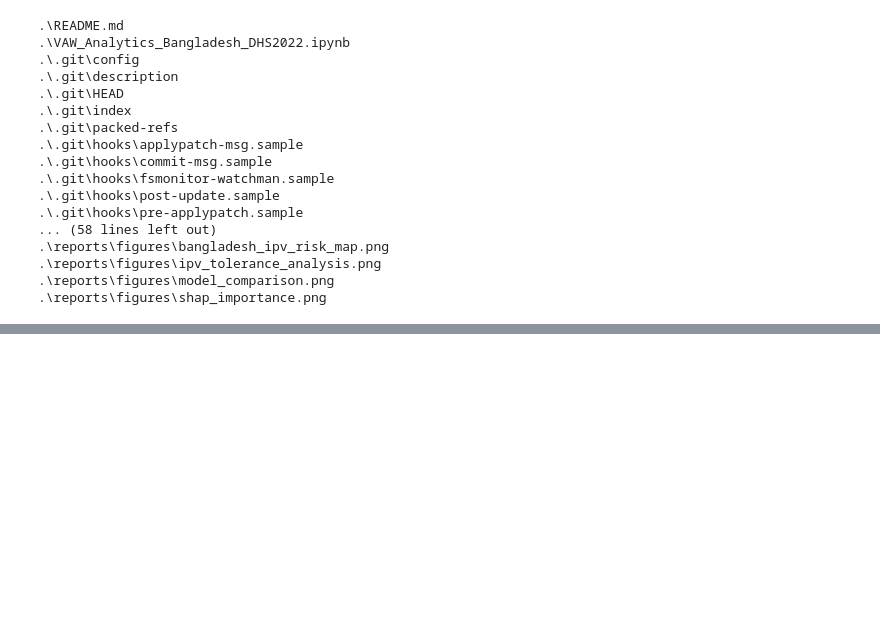
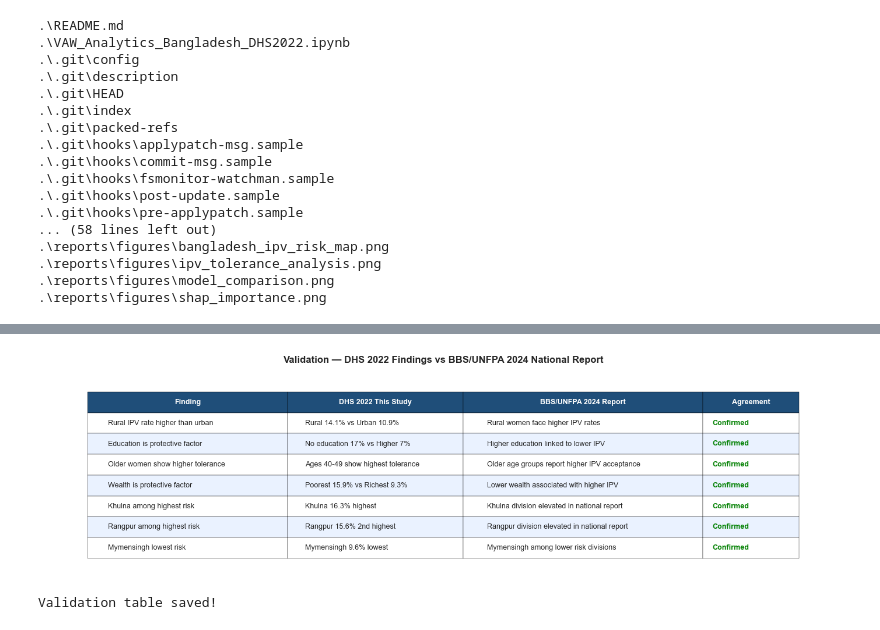
Before and after one commit to shoibaldas/VAW-Analytics-System, a Jupyter notebook: notebooks/VAW_Analytics_Bangladesh_DHS2022.ipynb, the cells around one changed output, grey strips where cells are left out. Drawn from its saved outputs; the diff is of its cells as text; code cells hidden in the pictures; blank space fills up the shorter version.

Commit message:
Added validation against BBS/UNFPA 2024, updated README with figures and methodology

```diff
--- a/notebooks/VAW_Analytics_Bangladesh_DHS2022.ipynb
+++ b/notebooks/VAW_Analytics_Bangladesh_DHS2022.ipynb
@@ -1000,0 +1044,40 @@ for root, dirs, files in os.walk("."):
+# %%
+fig, ax = plt.subplots(figsize=(14, 4))
+ax.axis('off')
+
+table_data = [cols] + findings
+table = ax.table(
+    cellText=findings,
+    colLabels=cols,
+    cellLoc='left',
+    loc='center',
+    colWidths=[0.25, 0.22, 0.30, 0.12]
+)
+
+table.auto_set_font_size(False)
+table.set_fontsize(9)
+table.scale(1, 2)
+
+# Style header
+for j in range(len(cols)):
+    table[0, j].set_facecolor('#1F4E79')
+    table[0, j].set_text_props(color='white', fontweight='bold')
+
+# Style alternating rows
+for i in range(1, len(findings) + 1):
+    for j in range(len(cols)):
+        if i % 2 == 0:
+            table[i, j].set_facecolor('#EAF2FF')
+        # Green for Agreement column
+        if j == 3:
+            table[i, j].set_text_props(color='green', fontweight='bold')
+
+plt.title('Validation — DHS 2022 Findings vs BBS/UNFPA 2024 National Report',
+          fontsize=12, fontweight='bold', pad=20)
+plt.tight_layout()
+plt.savefig('reports/figures/validation_2024.png', dpi=150, bbox_inches='tight')
+plt.show()
+print("Validation table saved!")
+# %% [output]
+[figure, added]
+Validation table saved!
```
Also changed, not shown: parts of 1 cell of this notebook, 2 other files.
